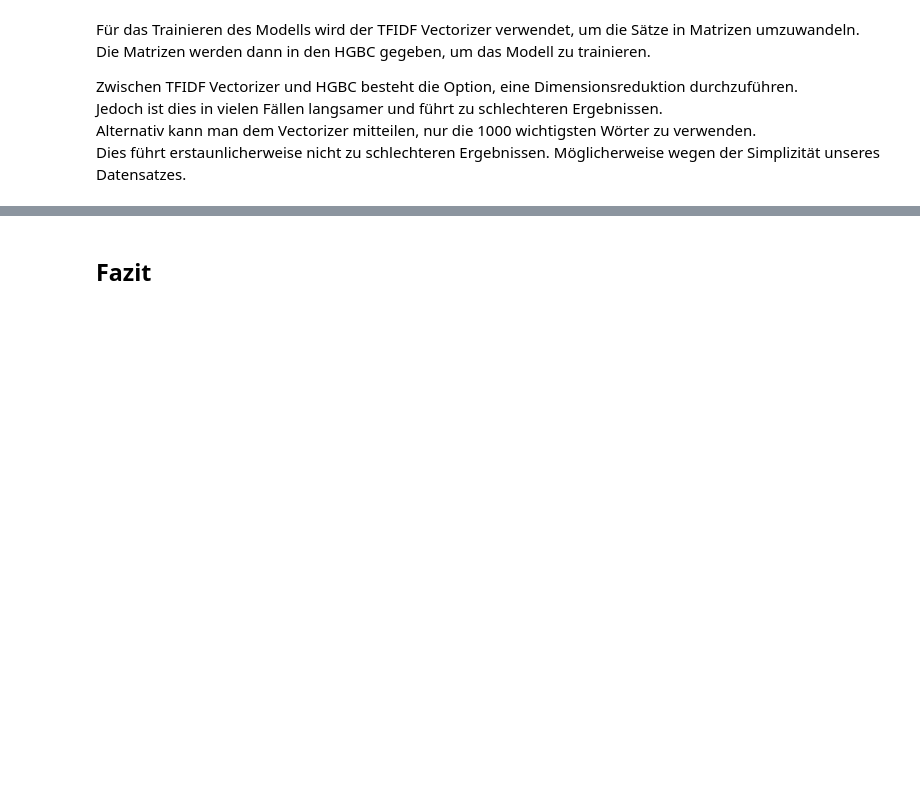
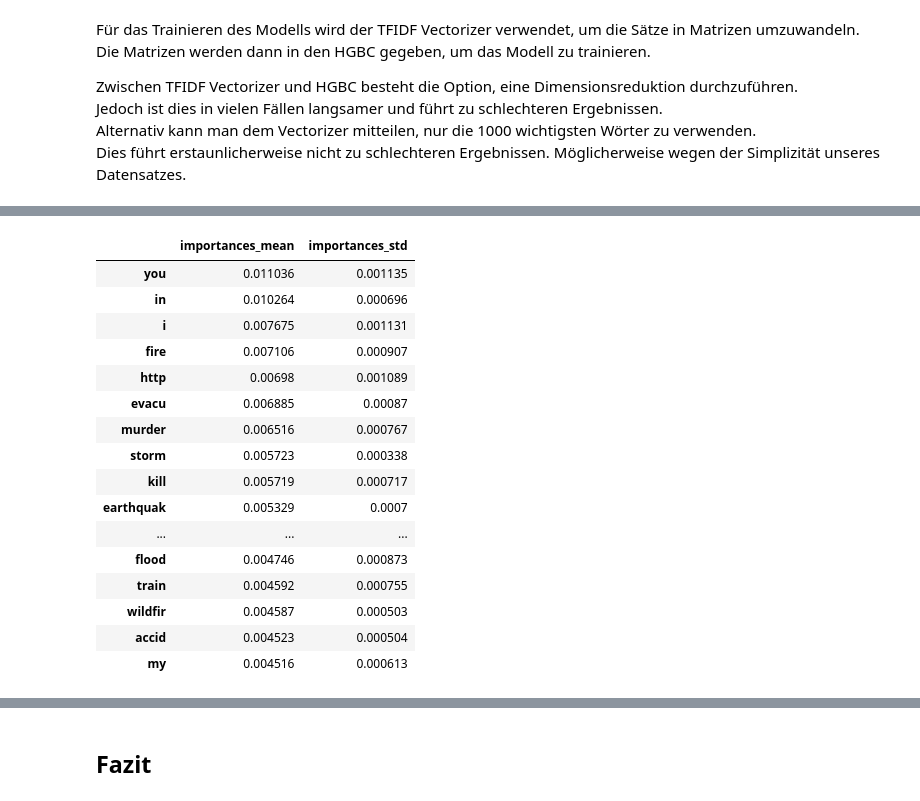
Before and after one commit to florinbarbisch/npr-mc1-text-classification, a Jupyter notebook: Model2_TFIDF_HGBC.ipynb, the cells around one changed output, grey strips where cells are left out. Saved outputs shown, nothing was run; the diff lists cells and outputs as text; code cells hidden in the pictures; blank space fills up the shorter version.

Commit message:
finish analysis of tfidf for peer review

```diff
--- a/Model2_TFIDF_HGBC.ipynb
+++ b/Model2_TFIDF_HGBC.ipynb
@@ -404,0 +418,24 @@ TODO: Alle Erkenntnisse zusammentragnen.
+# %%
+# Feature Importance
+feature_names, feature_importance = TFIDF_HGBC.get_feature_importance(X_train, y_train, metric="f1_macro")
+feature_importance_df = pd.DataFrame.from_dict(feature_importance, orient="index")
+feature_importance_df.columns = feature_names
+feature_importance_df.T.sort_values(by="importances_mean", ascending=False).iloc[:, :2].head(20)
+# %% [output]
+|  | importances_mean | importances_std |
+| you | 0.011036 | 0.001135 |
+| in | 0.010264 | 0.000696 |
+| i | 0.007675 | 0.001131 |
+| fire | 0.007106 | 0.000907 |
+| http | 0.00698 | 0.001089 |
+| evacu | 0.006885 | 0.00087 |
+| murder | 0.006516 | 0.000767 |
+| storm | 0.005723 | 0.000338 |
+| kill | 0.005719 | 0.000717 |
+| earthquak | 0.005329 | 0.0007 |
+| ... | ... | ... |
+| flood | 0.004746 | 0.000873 |
+| train | 0.004592 | 0.000755 |
+| wildfir | 0.004587 | 0.000503 |
+| accid | 0.004523 | 0.000504 |
+| my | 0.004516 | 0.000613 |
```
Also changed, not shown: parts of 28 cells of this notebook, 2 other files.
